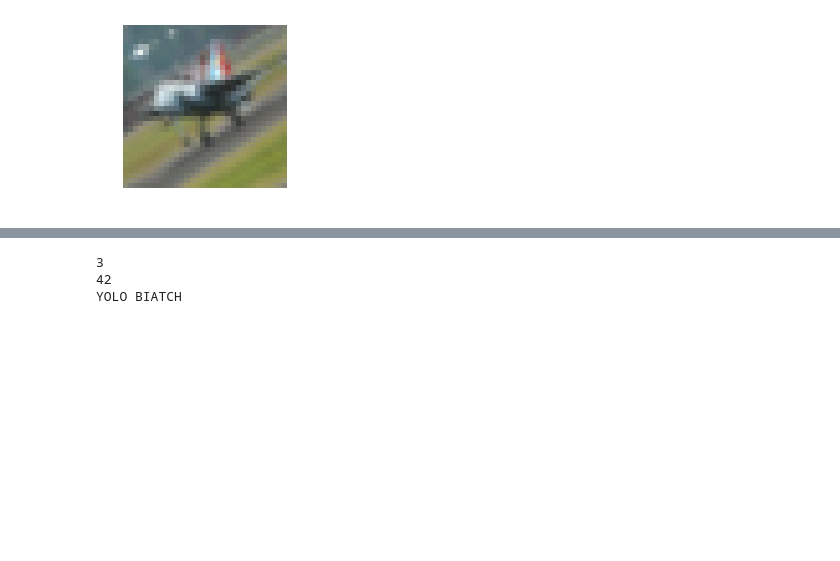
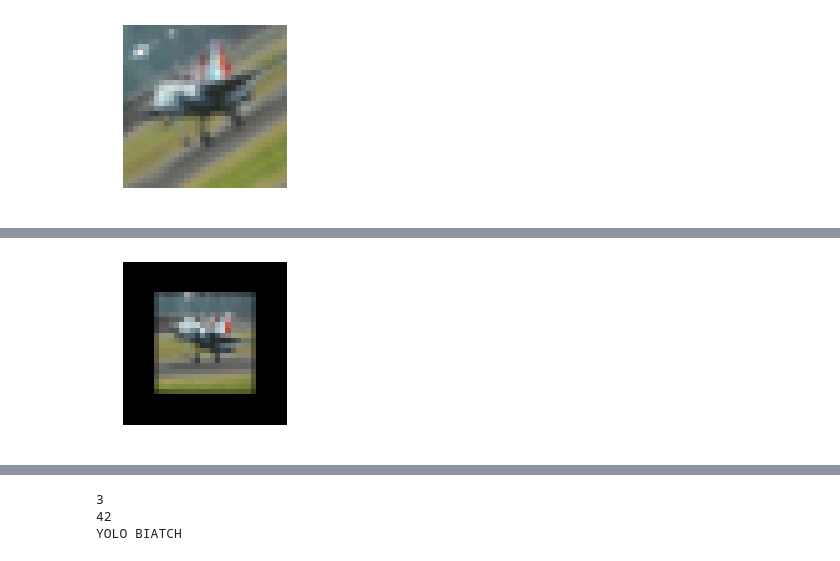
Before and after one commit to anhquan0412/fastai_v1, a Jupyter notebook: my_note/002_images.ipynb, the cells around one changed output, grey strips where cells are left out. Drawn from its saved outputs; the diff is of its cells as text; code cells hidden in the pictures; blank space fills up the shorter version.

```diff
--- a/my_note/002_images.ipynb
+++ b/my_note/002_images.ipynb
@@ -1292,0 +1463,5 @@ xi().affine(rotate, 30).show()
+# %%
+zoom(xi(), 0.6).set_sample(padding_mode='zeros').show()
+# set_sample is to set parameteres for F.grid_sample function
+# %% [output]
+[figure, added]
```
Also changed, not shown: parts of 110 cells of this notebook.
